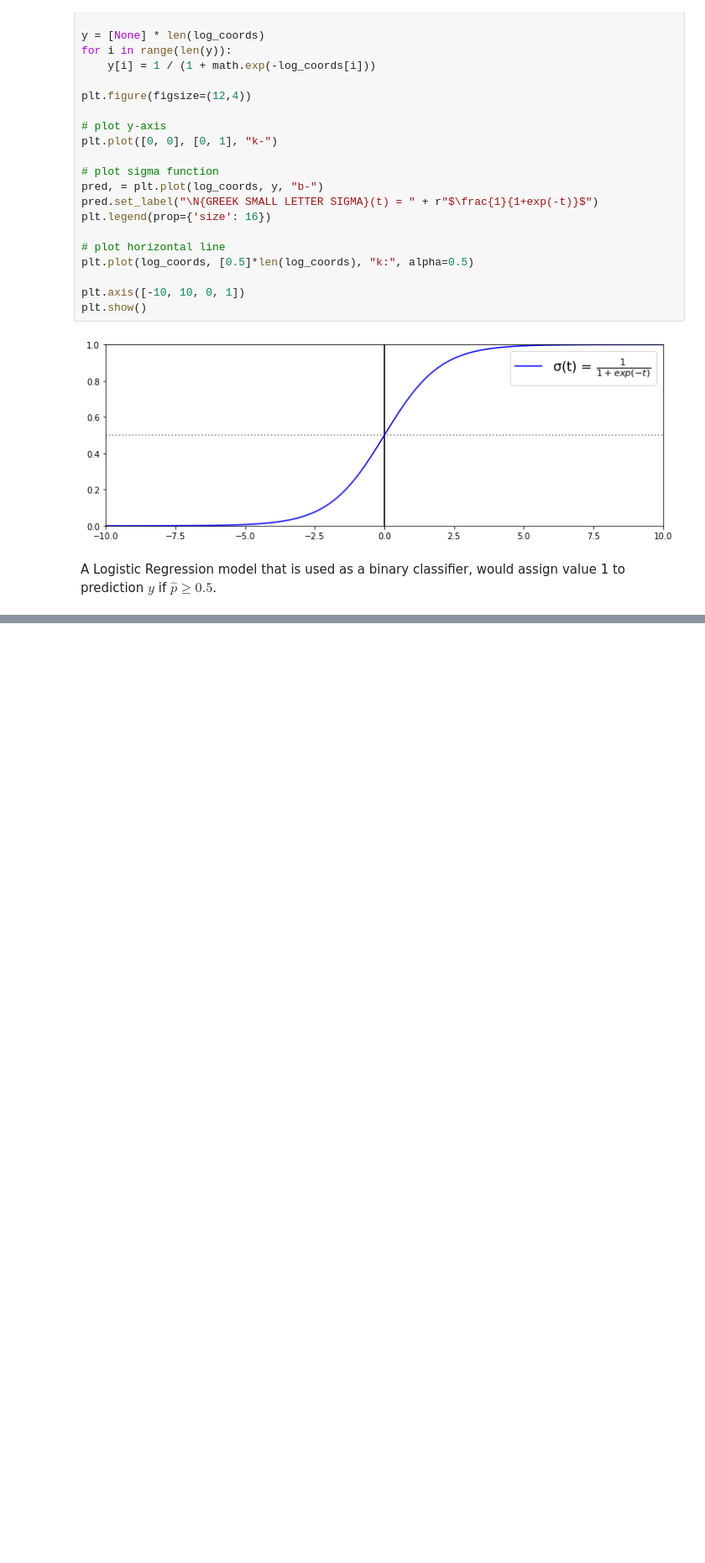
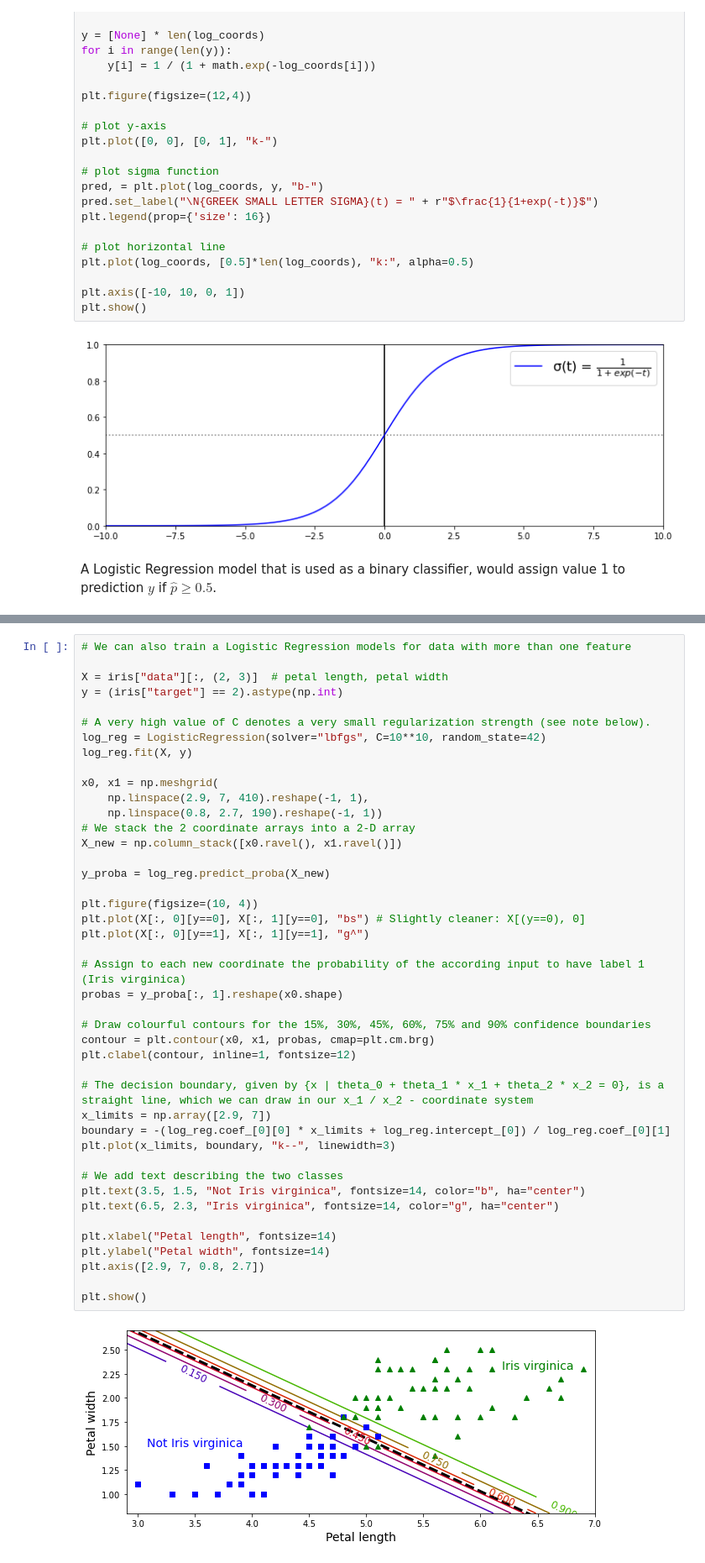
Before and after one commit to larswe/ml-shenanigans, a Jupyter notebook: Training.ipynb, the cells around one changed output, grey strips where cells are left out. Shown at 84% size. Drawn from its saved outputs; the diff is of its cells as text; blank space fills up the shorter version.

```diff
--- a/Training.ipynb
+++ b/Training.ipynb
@@ -732,0 +798,45 @@ A Logistic Regression model that is used as a binary classifier, would assign va
+# %%
+# We can also train a Logistic Regression models for data with more than one feature
+
+X = iris["data"][:, (2, 3)]  # petal length, petal width
+y = (iris["target"] == 2).astype(np.int)
+
+# A very high value of C denotes a very small regularization strength (see note below).
+log_reg = LogisticRegression(solver="lbfgs", C=10**10, random_state=42)
+log_reg.fit(X, y)
+
+x0, x1 = np.meshgrid(
+    np.linspace(2.9, 7, 410).reshape(-1, 1),
+    np.linspace(0.8, 2.7, 190).reshape(-1, 1))
+# We stack the 2 coordinate arrays into a 2-D array
+X_new = np.column_stack([x0.ravel(), x1.ravel()])
+
+y_proba = log_reg.predict_proba(X_new)
+
+plt.figure(figsize=(10, 4))
+plt.plot(X[:, 0][y==0], X[:, 1][y==0], "bs") # Slightly cleaner: X[(y==0), 0]
+plt.plot(X[:, 0][y==1], X[:, 1][y==1], "g^")
+
+# Assign to each new coordinate the probability of the according input to have label 1 (Iris virginica)
+probas = y_proba[:, 1].reshape(x0.shape)
+
+# Draw colourful contours for the 15%, 30%, 45%, 60%, 75% and 90% confidence boundaries
+contour = plt.contour(x0, x1, probas, cmap=plt.cm.brg)
+plt.clabel(contour, inline=1, fontsize=12)
+
+# The decision boundary, given by {x | theta_0 + theta_1 * x_1 + theta_2 * x_2 = 0}, is a straight line, which we can draw in our x_1 / x_2 - coordinate system
+x_limits = np.array([2.9, 7])
+boundary = -(log_reg.coef_[0][0] * x_limits + log_reg.intercept_[0]) / log_reg.coef_[0][1]
+plt.plot(x_limits, boundary, "k--", linewidth=3)
+
+# We add text describing the two classes
+plt.text(3.5, 1.5, "Not Iris virginica", fontsize=14, color="b", ha="center")
+plt.text(6.5, 2.3, "Iris virginica", fontsize=14, color="g", ha="center")
+
+plt.xlabel("Petal length", fontsize=14)
+plt.ylabel("Petal width", fontsize=14)
+plt.axis([2.9, 7, 0.8, 2.7])
+
+plt.show()
+# %% [output]
+[figure, added]
```
Also changed, not shown: parts of 4 cells of this notebook.
